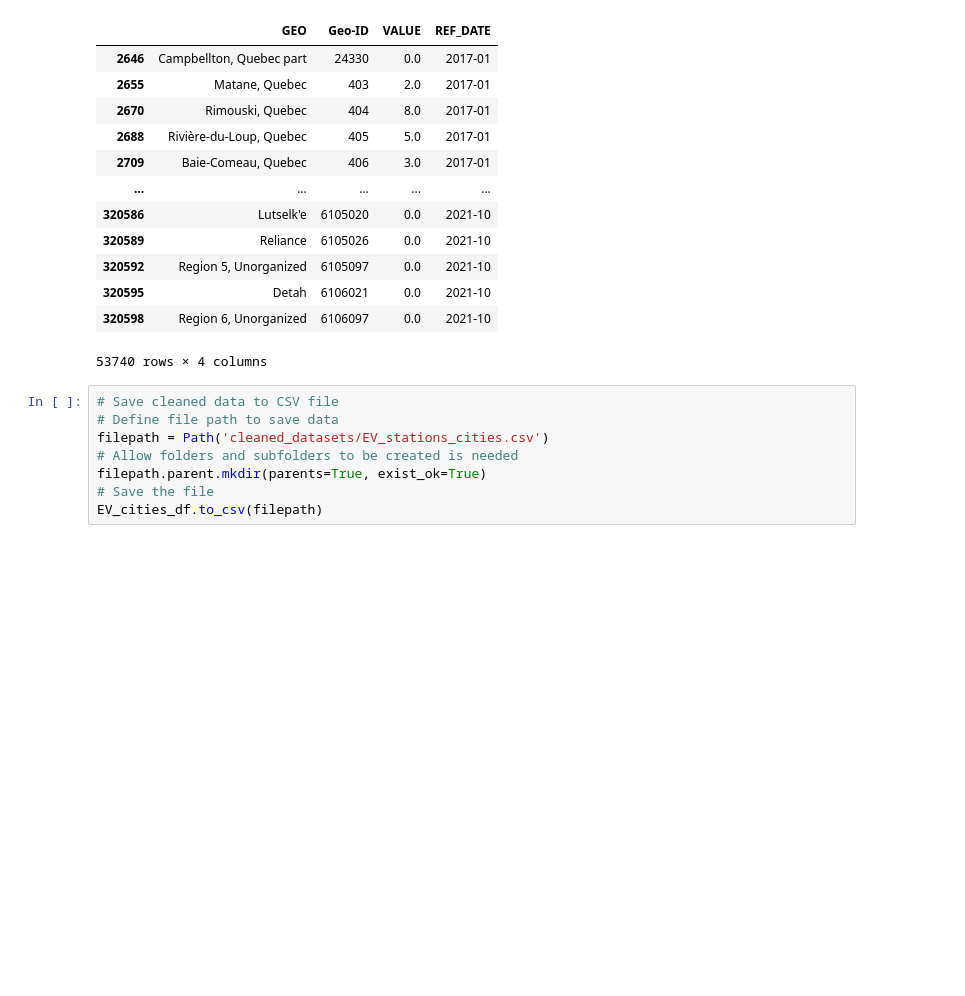
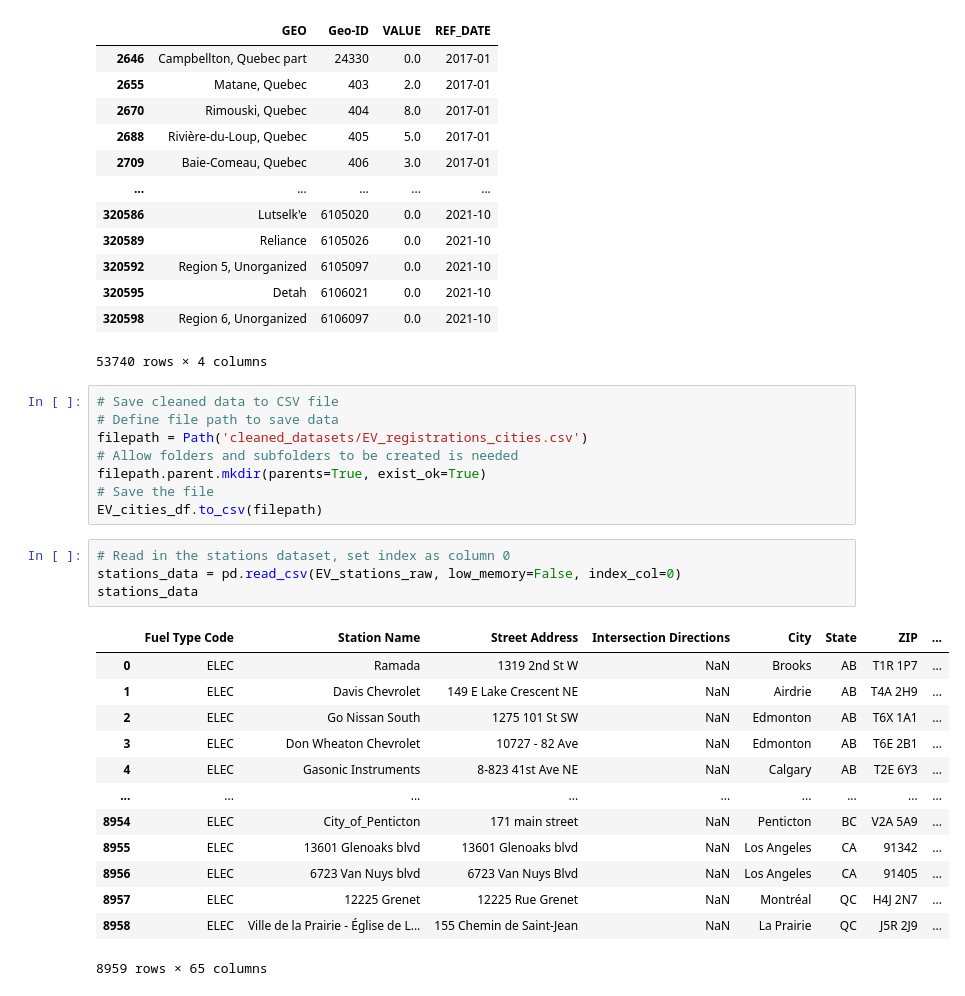
Before and after one commit to JorMerr/EV_charging_locations, a Jupyter notebook: dataset_cleaning.ipynb, the cells around one changed output. Saved outputs shown, nothing was run; the diff lists cells and outputs as text; blank space fills up the shorter version.

```diff
--- a/dataset_cleaning.ipynb
+++ b/dataset_cleaning.ipynb
@@ -233,8 +234,26 @@ EV_cities_df
 # %%
 # Save cleaned data to CSV file
 # Define file path to save data
-filepath = Path('cleaned_datasets/EV_stations_cities.csv')
+filepath = Path('cleaned_datasets/EV_registrations_cities.csv')
 # Allow folders and subfolders to be created is needed
 filepath.parent.mkdir(parents=True, exist_ok=True)
 # Save the file
 EV_cities_df.to_csv(filepath)
+# %%
+# Read in the stations dataset, set index as column 0
+stations_data = pd.read_csv(EV_stations_raw, low_memory=False, index_col=0)
+stations_data
+# %% [output]
+|  | Fuel Type Code | Station Name | Street Address | Intersection Directions | City | State | ZIP | ... |
+| 0 | ELEC | Ramada | 1319 2nd St W | NaN | Brooks | AB | T1R 1P7 | ... |
+| 1 | ELEC | Davis Chevrolet | 149 E Lake Crescent NE | NaN | Airdrie | AB | T4A 2H9 | ... |
+| 2 | ELEC | Go Nissan South | 1275 101 St SW | NaN | Edmonton | AB | T6X 1A1 | ... |
+| 3 | ELEC | Don Wheaton Chevrolet | 10727 - 82 Ave | NaN | Edmonton | AB | T6E 2B1 | ... |
+| 4 | ELEC | Gasonic Instruments | 8-823 41st Ave NE | NaN | Calgary | AB | T2E 6Y3 | ... |
+| ... | ... | ... | ... | ... | ... | ... | ... | ... |
+| 8954 | ELEC | City_of_Penticton | 171 main street | NaN | Penticton | BC | V2A 5A9 | ... |
+| 8955 | ELEC | 13601 Glenoaks blvd | 13601 Glenoaks blvd | NaN | Los Angeles | CA | 91342 | ... |
+| 8956 | ELEC | 6723 Van Nuys blvd | 6723 Van Nuys Blvd | NaN | Los Angeles | CA | 91405 | ... |
+| 8957 | ELEC | 12225 Grenet | 12225 Rue Grenet | NaN | Montréal | QC | H4J 2N7 | ... |
+| 8958 | ELEC | Ville de la Prairie - Église de L... | 155 Chemin de Saint-Jean | NaN | La Prairie | QC | J5R 2J9 | ... |
+8959 rows × 65 columns
```
Also changed, not shown: parts of 21 cells of this notebook, 4 other files.
